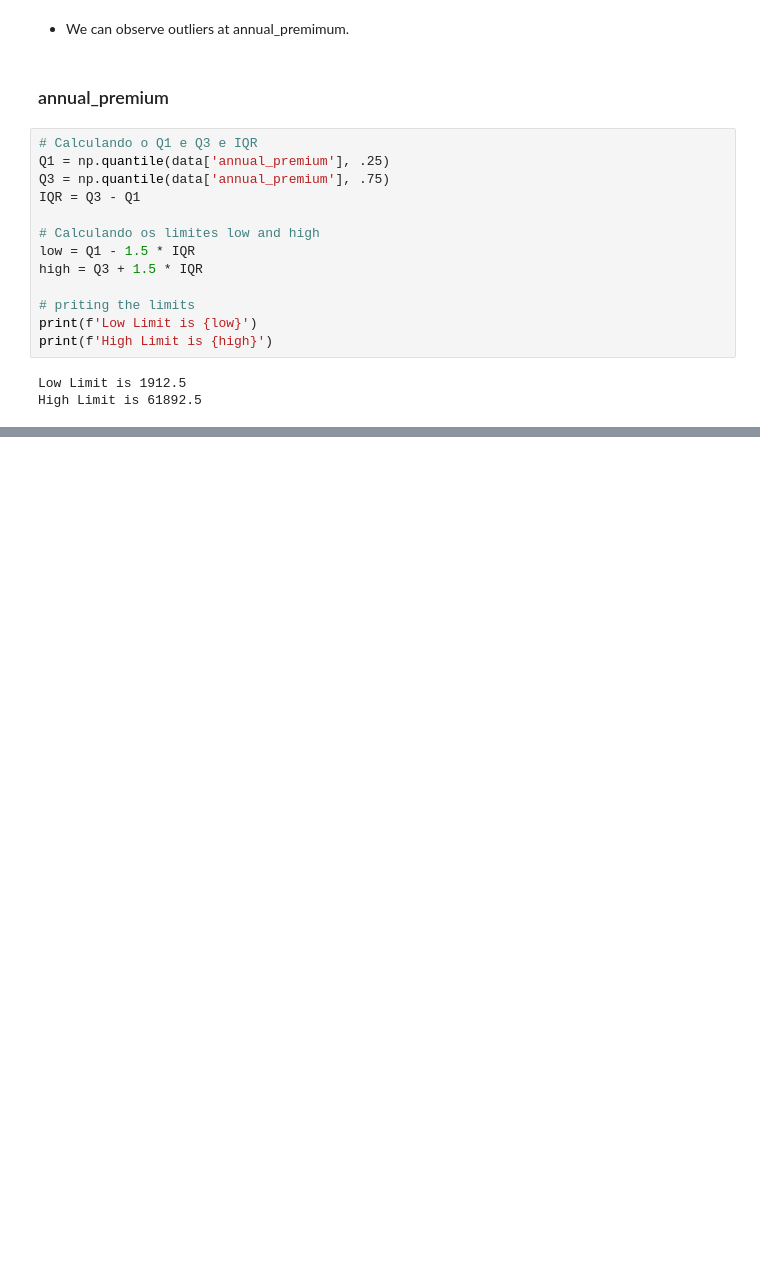
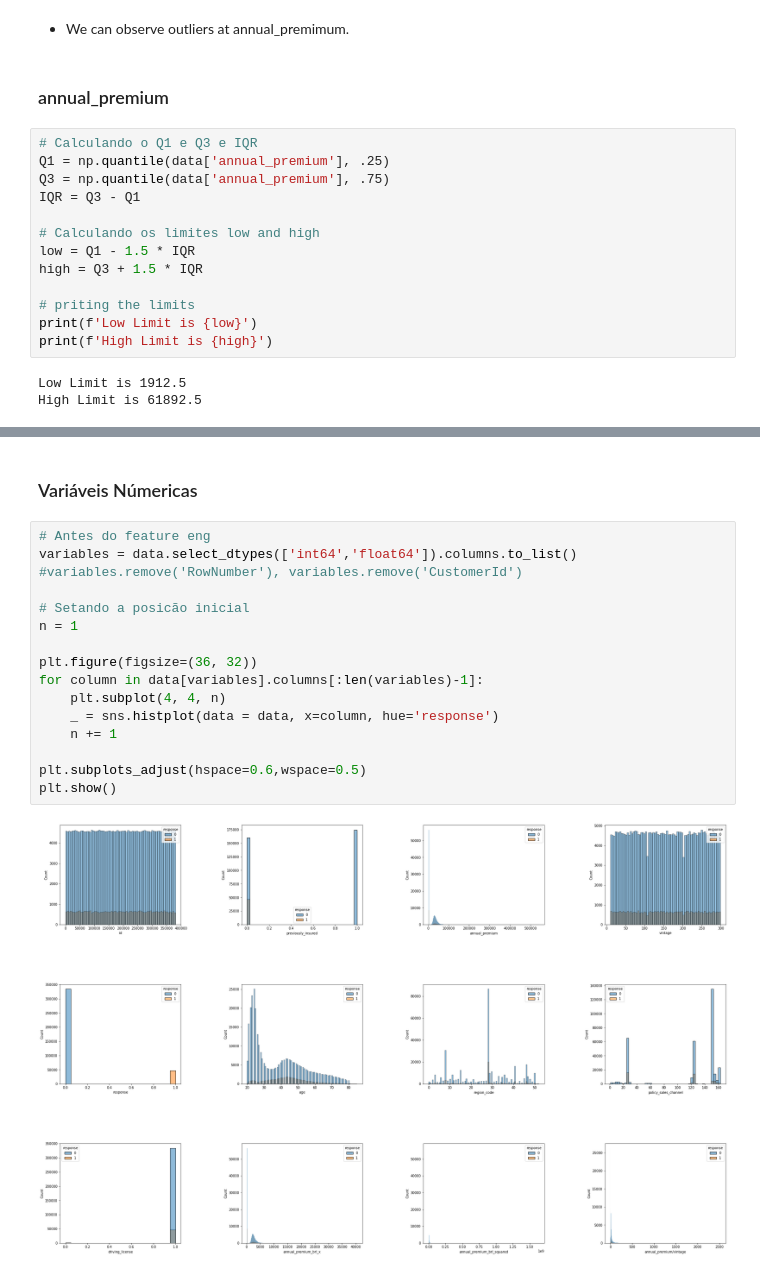
Before and after one commit to bruno154/health_insurence_cross_sell_project, a Jupyter notebook: pa004_health_insurance_cross_sell.ipynb, the cells around one changed output, grey strips where cells are left out. Cells and saved outputs as stored; diff of their text form; blank space fills up the shorter version.

```diff
--- a/pa004_health_insurance_cross_sell.ipynb
+++ b/pa004_health_insurance_cross_sell.ipynb
@@ -538,0 +756,20 @@ High Limit is 61892.5
+# %% [markdown]
+### Variáveis Númericas
+# %%
+# Antes do feature eng
+variables = data.select_dtypes(['int64','float64']).columns.to_list()
+#variables.remove('RowNumber'), variables.remove('CustomerId')
+
+# Setando a posicão inicial
+n = 1
+
+plt.figure(figsize=(36, 32))
+for column in data[variables].columns[:len(variables)-1]:
+    plt.subplot(4, 4, n)
+    _ = sns.histplot(data = data, x=column, hue='response')
+    n += 1
+
+plt.subplots_adjust(hspace=0.6,wspace=0.5)
+plt.show()
+# %% [output]
+[figure, added]
```
Also changed, not shown: parts of 33 cells of this notebook.
